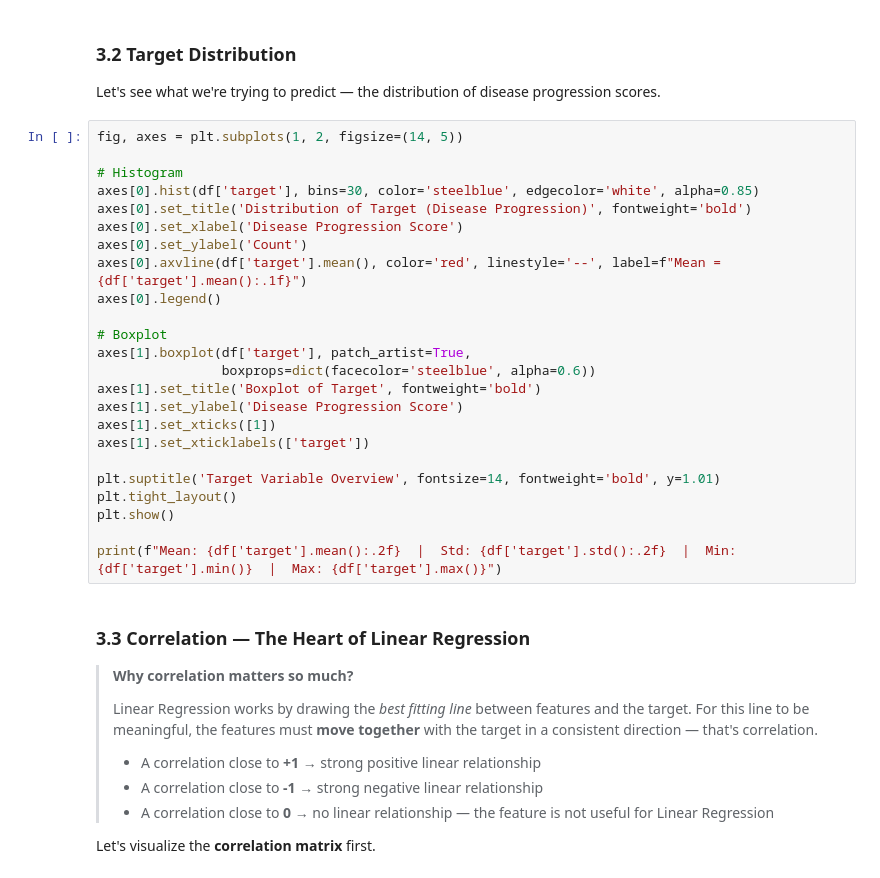
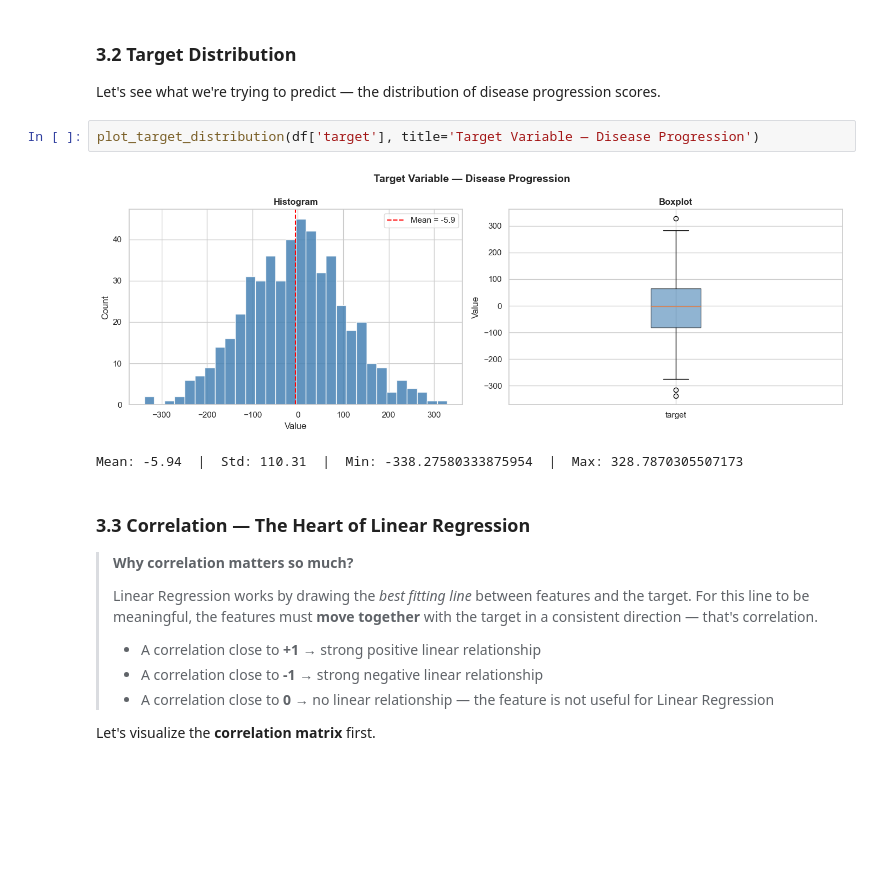
Before and after one commit to davidrajm/DSA-DL-FDP, a Jupyter notebook: Day 02 - Machine Learning - Dr Arun RajKumar/Lab Sessions/linear_regression.ipynb, the cells around one changed output. Cells and saved outputs as stored; diff of their text form; blank space fills up the shorter version.

```diff
--- a/Day 02 - Machine Learning - Dr Arun RajKumar/Lab Sessions/linear_regression.ipynb
+++ b/Day 02 - Machine Learning - Dr Arun RajKumar/Lab Sessions/linear_regression.ipynb
@@ -112,29 +387,10 @@ df.describe().round(3)
 
 Let's see what we're trying to predict — the distribution of disease progression scores.
 # %%
-fig, axes = plt.subplots(1, 2, figsize=(14, 5))
-
-# Histogram
-axes[0].hist(df['target'], bins=30, color='steelblue', edgecolor='white', alpha=0.85)
-axes[0].set_title('Distribution of Target (Disease Progression)', fontweight='bold')
-axes[0].set_xlabel('Disease Progression Score')
-axes[0].set_ylabel('Count')
-axes[0].axvline(df['target'].mean(), color='red', linestyle='--', label=f"Mean = {df['target'].mean():.1f}")
-axes[0].legend()
-
-# Boxplot
-axes[1].boxplot(df['target'], patch_artist=True,
-                boxprops=dict(facecolor='steelblue', alpha=0.6))
-axes[1].set_title('Boxplot of Target', fontweight='bold')
-axes[1].set_ylabel('Disease Progression Score')
-axes[1].set_xticks([1])
-axes[1].set_xticklabels(['target'])
-
-plt.suptitle('Target Variable Overview', fontsize=14, fontweight='bold', y=1.01)
-plt.tight_layout()
-plt.show()
-
-print(f"Mean: {df['target'].mean():.2f}  |  Std: {df['target'].std():.2f}  |  Min: {df['target'].min()}  |  Max: {df['target'].max()}")
+plot_target_distribution(df['target'], title='Target Variable — Disease Progression')
+# %% [output]
+[figure, added]
+Mean: -5.94  |  Std: 110.31  |  Min: -338.27580333875954  |  Max: 328.7870305507173
 # %% [markdown]
 ### 3.3 Correlation — The Heart of Linear Regression
 
```
Also changed, not shown: parts of 21 cells of this notebook, 4 other files.
